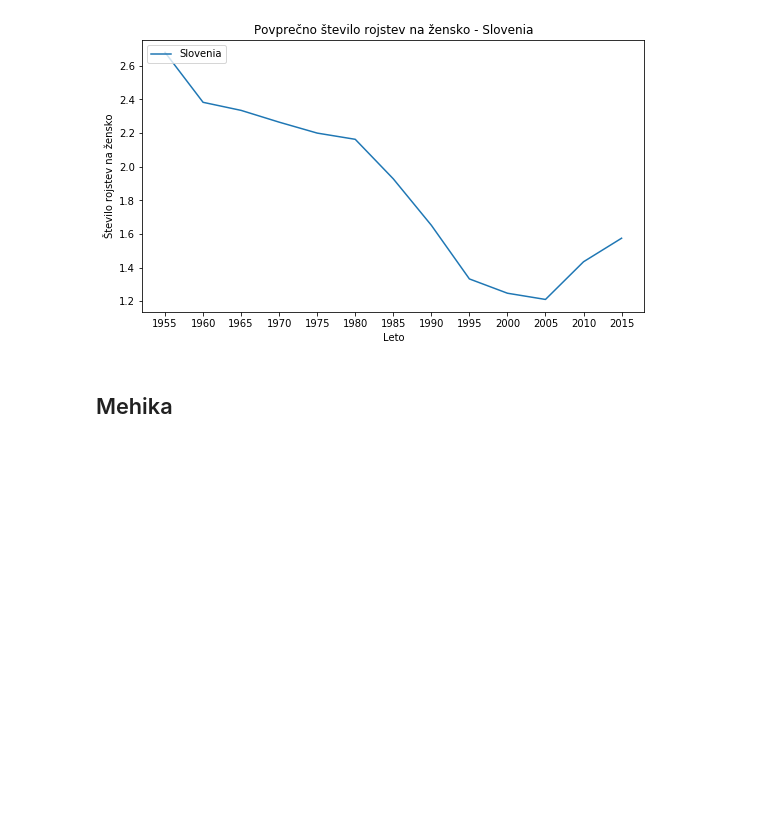
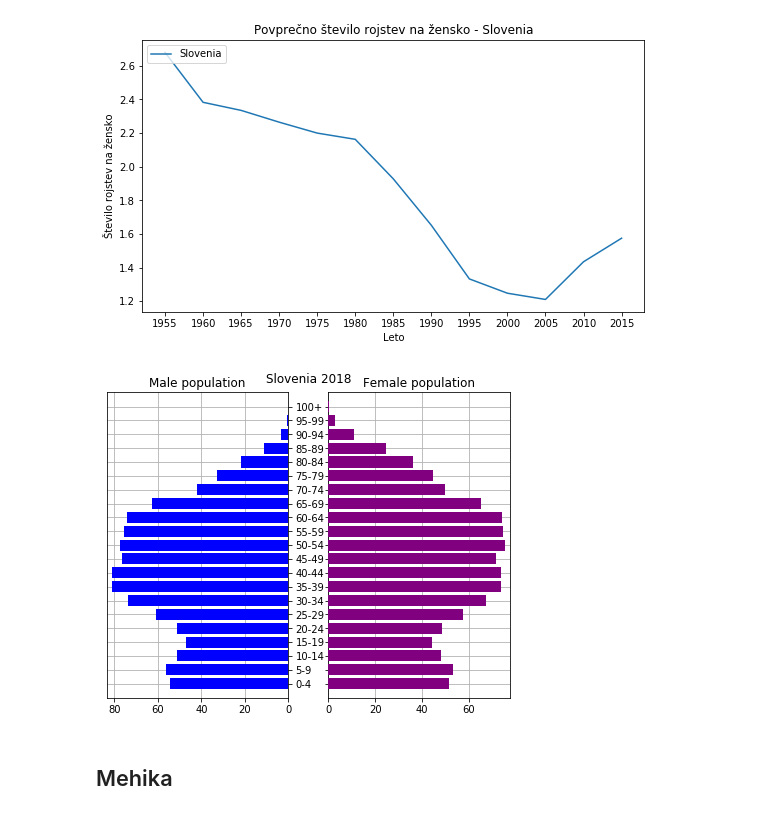
Before and after one commit to MaticSincek/PR18JJMSTB, a Jupyter notebook: vmesno-poročilo.ipynb, the cells around one changed output. Drawn from its saved outputs; the diff is of its cells as text; code cells hidden in the pictures; blank space fills up the shorter version.

```diff
--- a/vmesno-poročilo.ipynb
+++ b/vmesno-poročilo.ipynb
@@ -642,6 +644,10 @@ population("WPP2017_TotalPopulationBySex.csv","Slovenia")
 childrenBorn("Slovenia")
 # %% [output]
 [figure]
+# %%
+ageGroupVisualisation("WPP2017_PopulationByAgeSex_Medium.csv", 2018, "Slovenia")
+# %% [output]
+[figure, added]
 # %% [markdown]
 <h2>Mehika</h2>
 # %%
```
Also changed, not shown: parts of 14 cells of this notebook.
